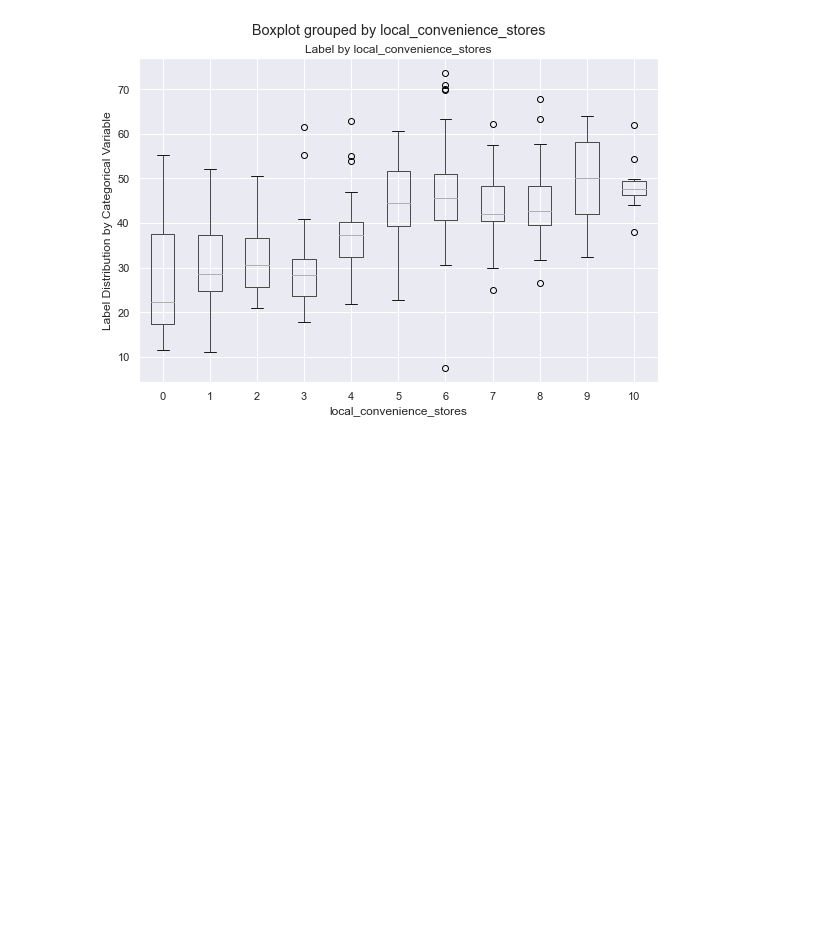
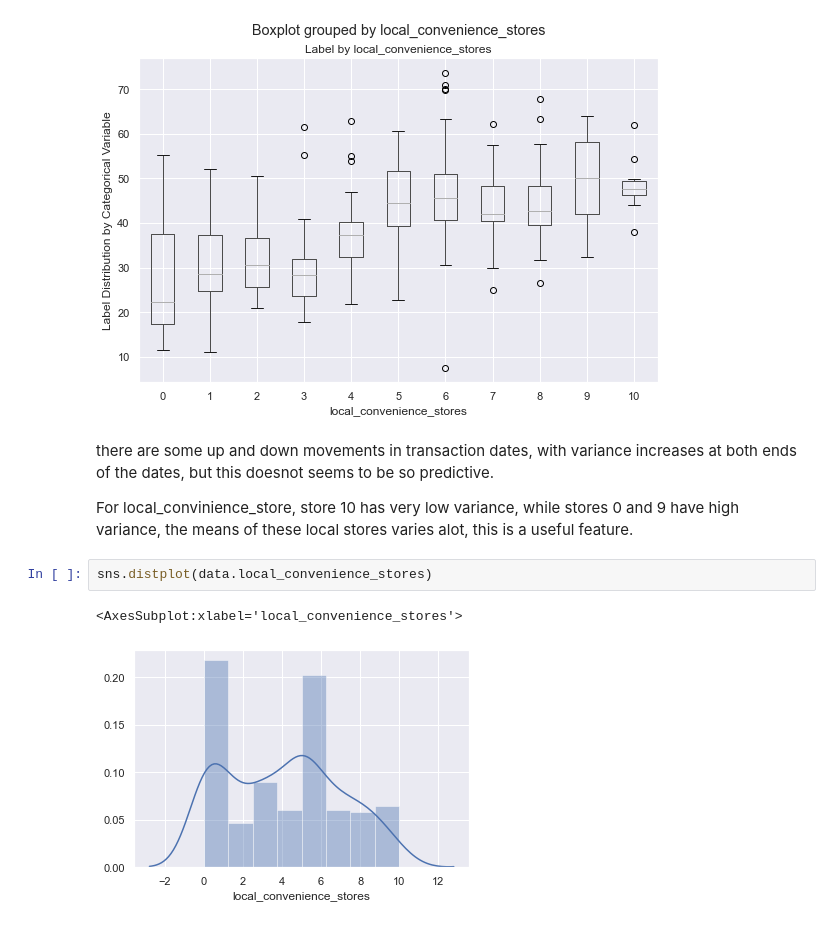
Before and after one commit to Aduzona/Machine_Learning, a Jupyter notebook: 7_Train_and_evaluate_regression_models/10_Real_Estate.ipynb, the cells around one changed output. Cells and saved outputs as stored; diff of their text form; blank space fills up the shorter version.

```diff
--- a/7_Train_and_evaluate_regression_models/10_Real_Estate.ipynb
+++ b/7_Train_and_evaluate_regression_models/10_Real_Estate.ipynb
@@ -441,3 +441,12 @@ plt.show()
 # %% [output]
 [figure]
 [figure]
+# %% [markdown]
+there are some up and down movements in transaction dates, with variance increases at both ends of the dates, but this doesnot  seems to be so predictive.
+
+For local_convinience_store, store 10 has very low variance, while  stores 0 and 9 have high variance, the means of these local stores varies alot, this is a useful feature.
+# %%
+sns.distplot(data.local_convenience_stores)
+# %% [output]
+<AxesSubplot:xlabel='local_convenience_stores'>
+[figure, added]
```
Also changed, not shown: parts of 14 cells of this notebook, 2 other files.
